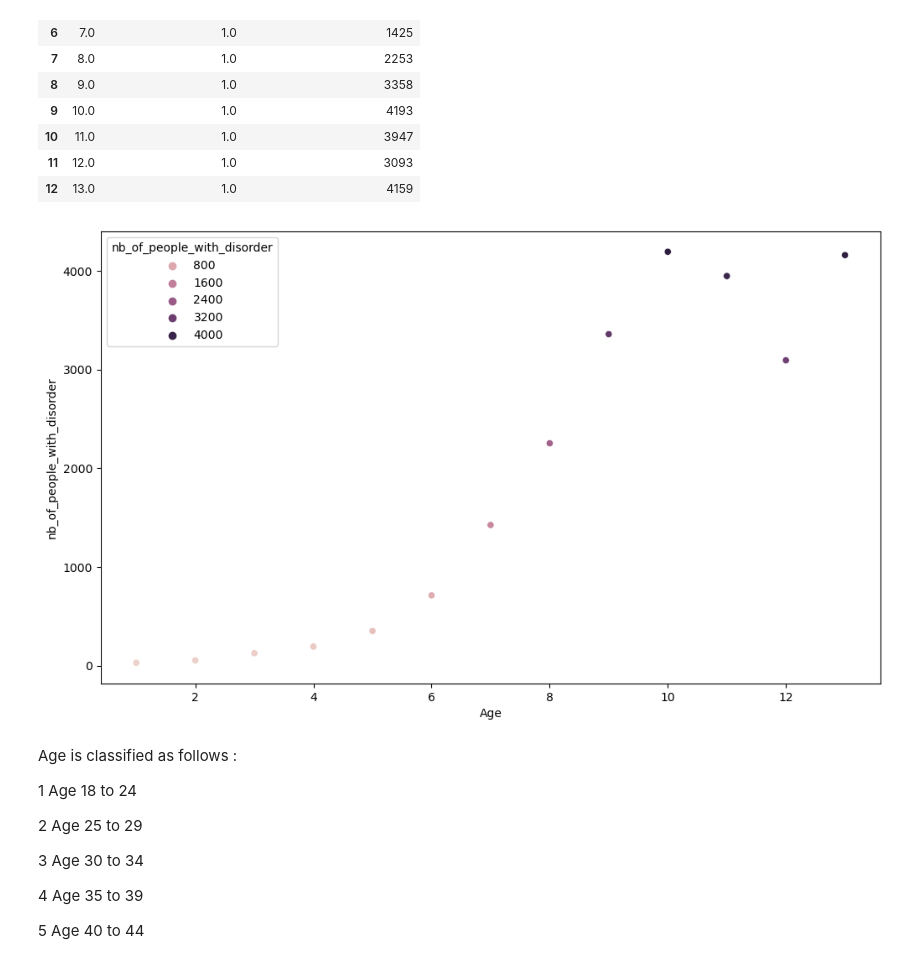
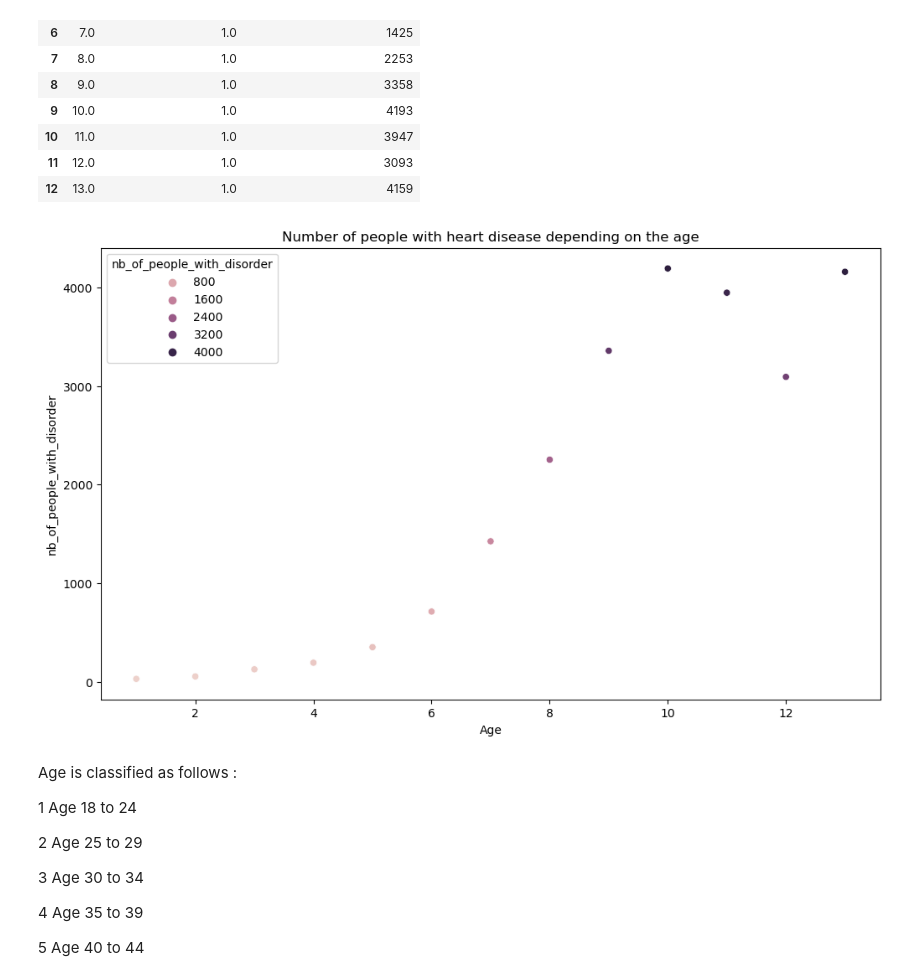
Before and after one commit to MaudGes/Heart_disease_model, a Jupyter notebook: Heart_Disease_EDA.ipynb, the cells around one changed output. Cells and saved outputs as stored; diff of their text form; code cells hidden in the pictures.

```diff
--- a/Heart_Disease_EDA.ipynb
+++ b/Heart_Disease_EDA.ipynb
@@ -151,10 +150,10 @@ nb_heartdisorder_by_age.reset_index()
 | 12 | 13.0 | 1.0 | 4159 |
 # %%
 plt.figure(figsize = (12,7))
-sns.scatterplot(data = nb_heartdisorder_by_age, x = "Age", y = "nb_of_people_with_disorder", hue = "nb_of_people_with_disorder")
+sns.scatterplot(data = nb_heartdisorder_by_age, x = "Age", y = "nb_of_people_with_disorder", hue = "nb_of_people_with_disorder").set(title = "Number of people with heart disease depending on the age")
 plt.show()
 # %% [output]
-[figure, old version]
+[figure, new version]
 # %% [markdown]
 Age is classified as follows :
 
```
Also changed, not shown: parts of 16 cells of this notebook.
